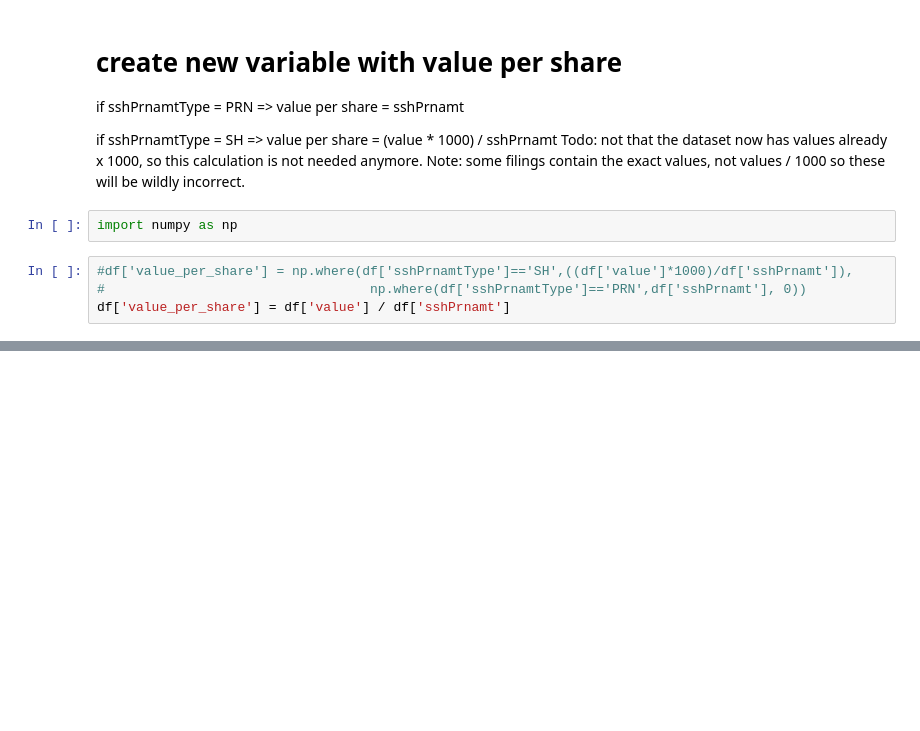
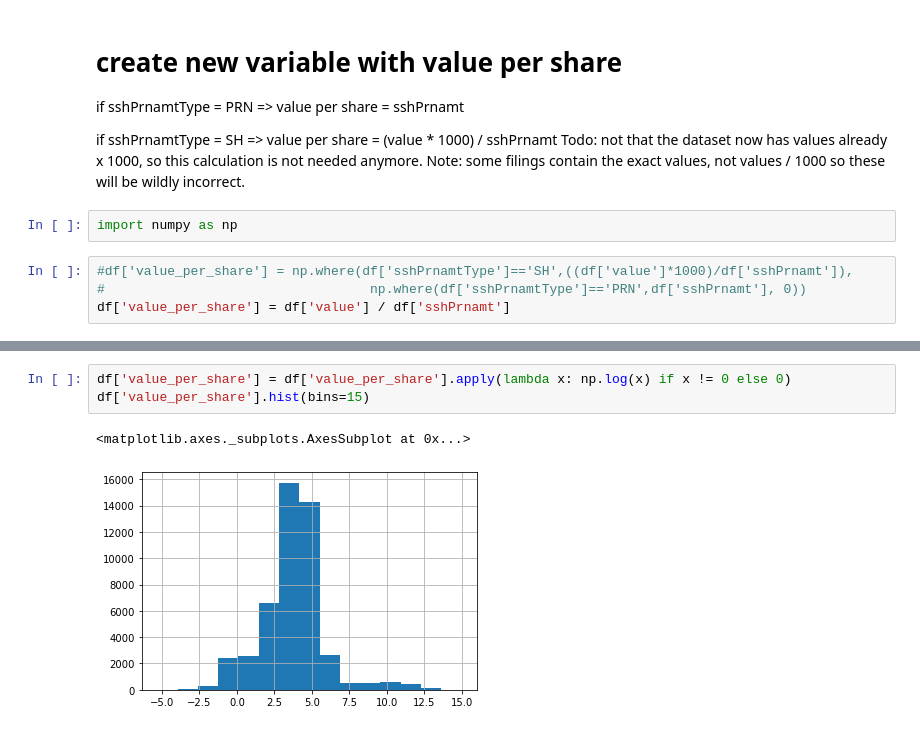
Before and after one commit to lgov/kul_mda_barbados, a Jupyter notebook: exploratory/exploratory_data_analysis.ipynb, the cells around one changed output, grey strips where cells are left out. Drawn from its saved outputs; the diff is of its cells as text; blank space fills up the shorter version.

```diff
--- a/exploratory/exploratory_data_analysis.ipynb
+++ b/exploratory/exploratory_data_analysis.ipynb
@@ -64,0 +252,6 @@ df.describe()
+# %%
+df['value_per_share'] = df['value_per_share'].apply(lambda x: np.log(x) if x != 0 else 0)
+df['value_per_share'].hist(bins=15)
+# %% [output]
+<matplotlib.axes._subplots.AxesSubplot at 0x...>
+[figure, added]
```
Also changed, not shown: parts of 23 cells of this notebook.
